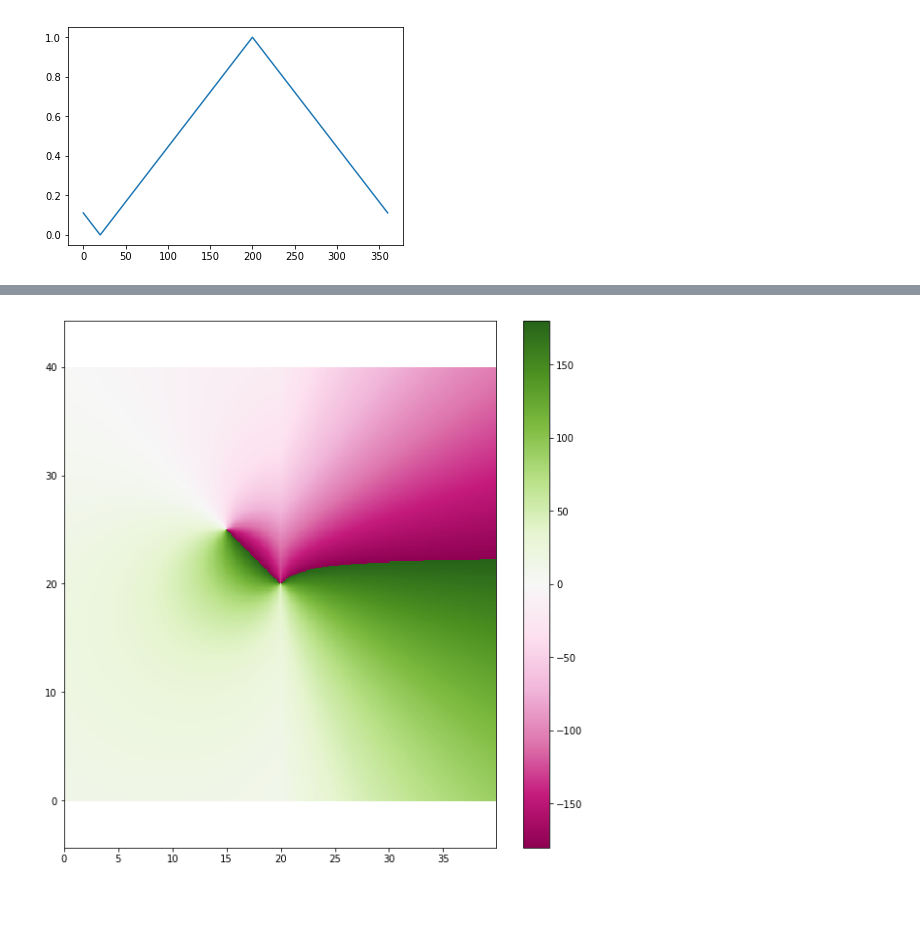
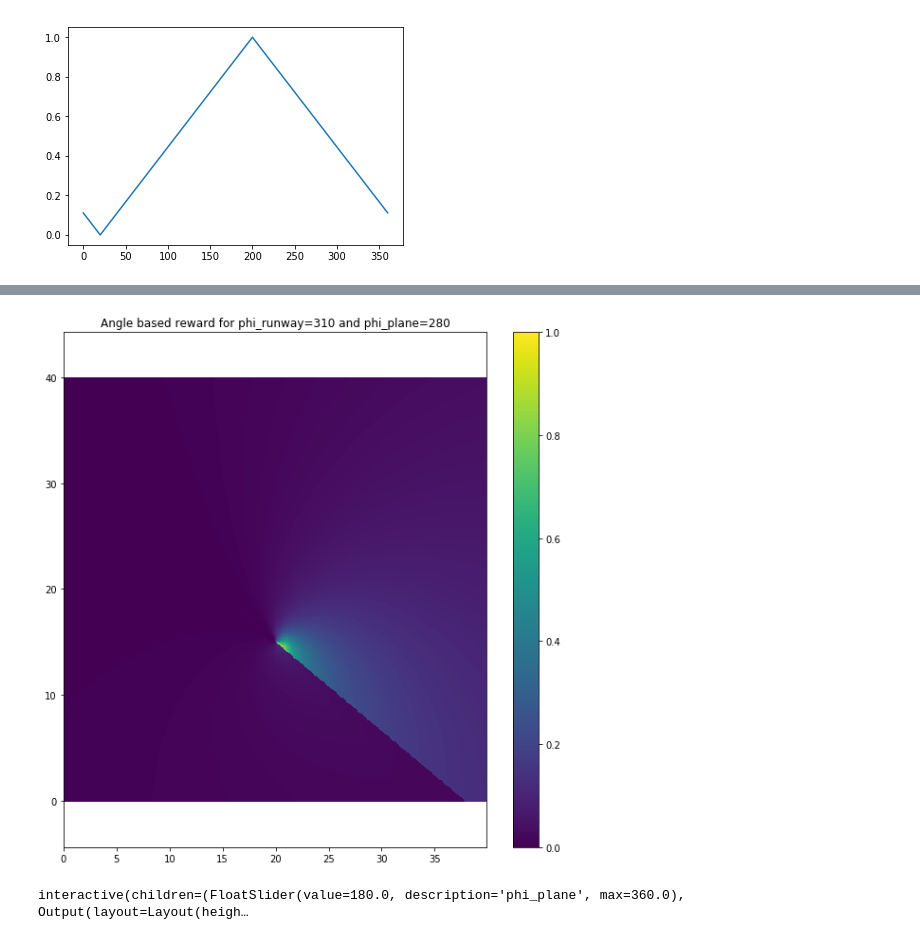
Before and after one commit to fvalka/atc-reinforcement-learning, a Jupyter notebook: concept_docs/reward_concept_eval.ipynb, the cells around one changed output, grey strips where cells are left out. Saved outputs shown, nothing was run; the diff lists cells and outputs as text; code cells hidden in the pictures; blank space fills up the shorter version.

```diff
--- a/concept_docs/reward_concept_eval.ipynb
+++ b/concept_docs/reward_concept_eval.ipynb
@@ -94,0 +118,9 @@ plt.show()
+# %%
+def f_reward_angle(x):
+    return np.power(-np.power((x-22.5)/202, 2)+1, 32)
+
+x = np.arange(-180, 180, 1)
+y = f_reward_angle(x)
+
+plt.plot(x, y)
+plt.show()
@@ -95,50 +129,66 @@ plt.show()
 # %%
-def f_reward(x, y):
-    to_rwy_x = x_runway -x
-    t_rwy_y = y_runway - y
-
+def f_reward_on_intercept_course(x, y, phi_plane):
     to_faf_x = x_faf - x
     to_faf_y = y_faf - y
     d_faf = np.hypot(to_faf_x, to_faf_y)
-    d_rwy = np.hypot(to_rwy_x, t_rwy_y)
 
-    reward_faf = 1/np.maximum(np.power(d_faf, 0.2),1)
-    reward_rwy = 1/np.maximum(np.power(d_rwy, 0.1),1)
+    reward_faf = 1/np.maximum(np.power(d_faf, 0.6),1)
 
-    angle_rwy = np.abs(np.degrees(np.arctan2(to_rwy_x, t_rwy_y)))
-    angle_faf = np.degrees(np.arctan2(to_faf_x, to_faf_y))
+    angle_faf = np.degrees(np.arctan2(to_faf_y, to_faf_x))
+    reward_app_sector = np.power(np.abs(relative_angle(phi_runway, angle_faf))/180, 1.5)
 
-    angle_rwy_rel = relative_angle(phi_runway, angle_rwy)
+    plane_to_runway = relative_angle(phi_runway, phi_plane)
+    side = f_approach_sector_side(x, y)
 
-    reward_angle_rwy = 1 - np.abs(np.degrees(np.arctan2(to_rwy_x, t_rwy_y)))/180 * 1/np.maximum(np.power(d_faf, 0.5),1)
-    reward_angle_faf = 1 - np.abs(np.degrees(np.arctan2(to_faf_x, to_faf_y)))/180 * 1/np.maximum(np.power(d_faf, 0.5),1)
-    reward_app_sector = np.power(1 - np.abs(relative_angle(phi_runway, angle_faf))/180, 1.5)
-
-    side_sign = np.sign(relative_angle(phi_plane, phi_runway))
-
-    reward = relative_angle(angle_faf, angle_rwy)
+    reward = f_reward_angle(side * plane_to_runway) * reward_app_sector * reward_faf
 
     return reward
 
-x_faf = 15
-y_faf = 25
+x_faf = 20
+y_faf = 15
 
-phi_runway = 135
+phi_runway = 310
+phi_plane = 280
+
 x_runway = 20
 y_runway = 20
-
-phi_plane = 90
 
 x = np.arange(0, 40, 0.1)
 y = np.arange(0, 40, 0.1)
 xx, yy = np.meshgrid(x, y, sparse=True)
-z = f_reward(xx, yy)
+z = f_reward_on_intercept_course(xx, yy, phi_plane)
 
 plt.figure(figsize=(10,10))
-plt.pcolormesh(x,y,z, cmap="PiYG")
+plt.pcolormesh(x,y,z, vmin=0.0, vmax=1.0)
 plt.colorbar()
 ax = plt.gca()
 ax.set_aspect('equal', 'datalim')
+plt.title("Angle based reward for phi_runway=%d and phi_plane=%d" % (phi_runway, phi_plane))
 plt.show()
 # %% [output]
-[figure, old version]
+[figure, new version]
+# %%
+%matplotlib inline
+from ipywidgets import interactive
+
+x = np.arange(0, 40, 0.5)
+y = np.arange(0, 40, 0.5)
+xx, yy = np.meshgrid(x, y, sparse=True)
+
+def plot_interactive_approach_sector_reward(phi_plane):
+    z = f_reward_on_intercept_course(xx, yy, phi_plane)
+
+    plt.figure(figsize=(10,10))
+    plt.pcolormesh(x,y,z, vmin=0.0, vmax=1.0)
+    plt.colorbar()
+    ax = plt.gca()
+    ax.set_aspect('equal', 'datalim')
+    plt.title("Angle based reward for phi_runway=%d and phi_plane=%d" % (phi_runway, phi_plane))
+    plt.show()
+
+interactive_plot = interactive(plot_interactive_approach_sector_reward, phi_plane=(0.0, 360.0))
+output = interactive_plot.children[-1]
+output.layout.height = '650px'
+interactive_plot
+# %% [output]
+interactive(children=(FloatSlider(value=180.0, description='phi_plane', max=360.0), Output(layout=Layout(heigh…
```
Also changed, not shown: parts of 5 cells of this notebook, 2 other files.
